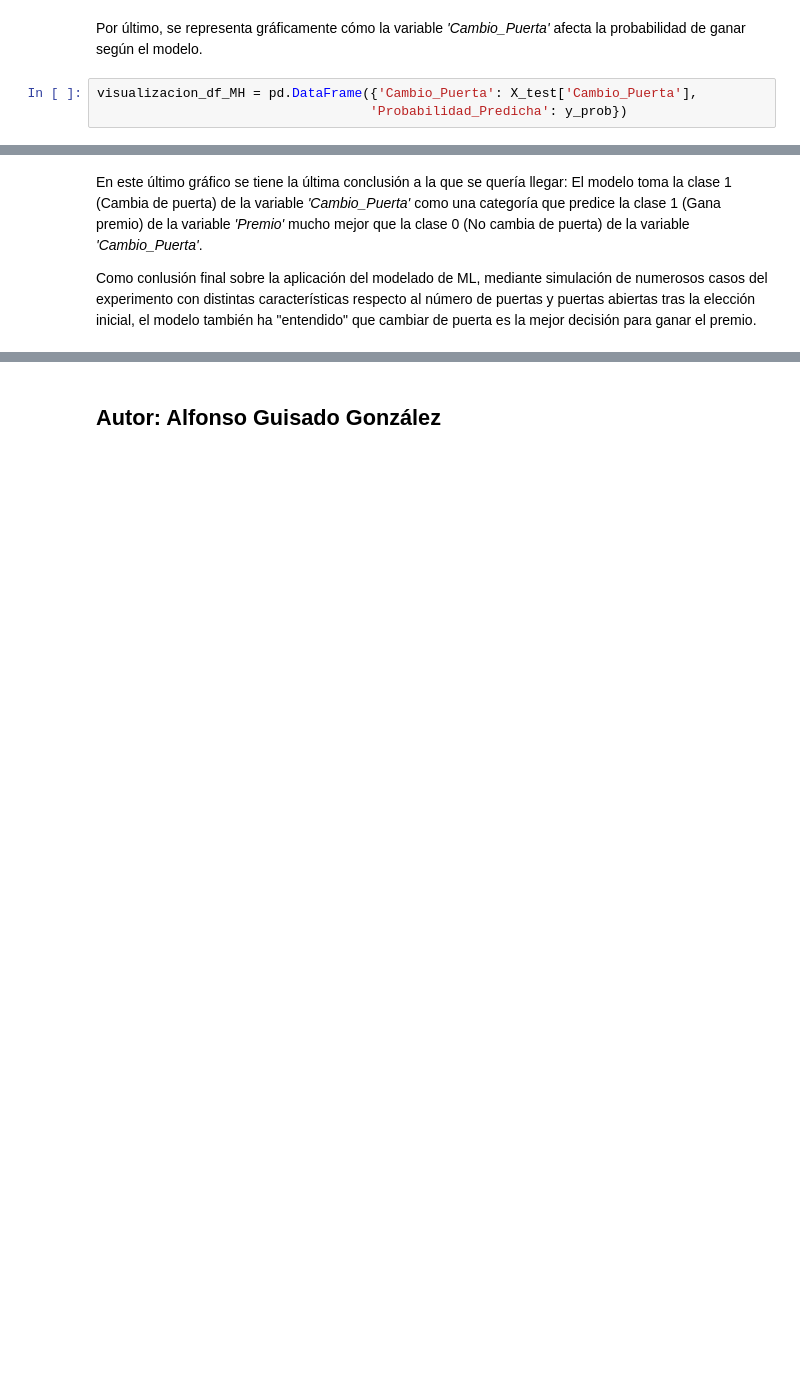
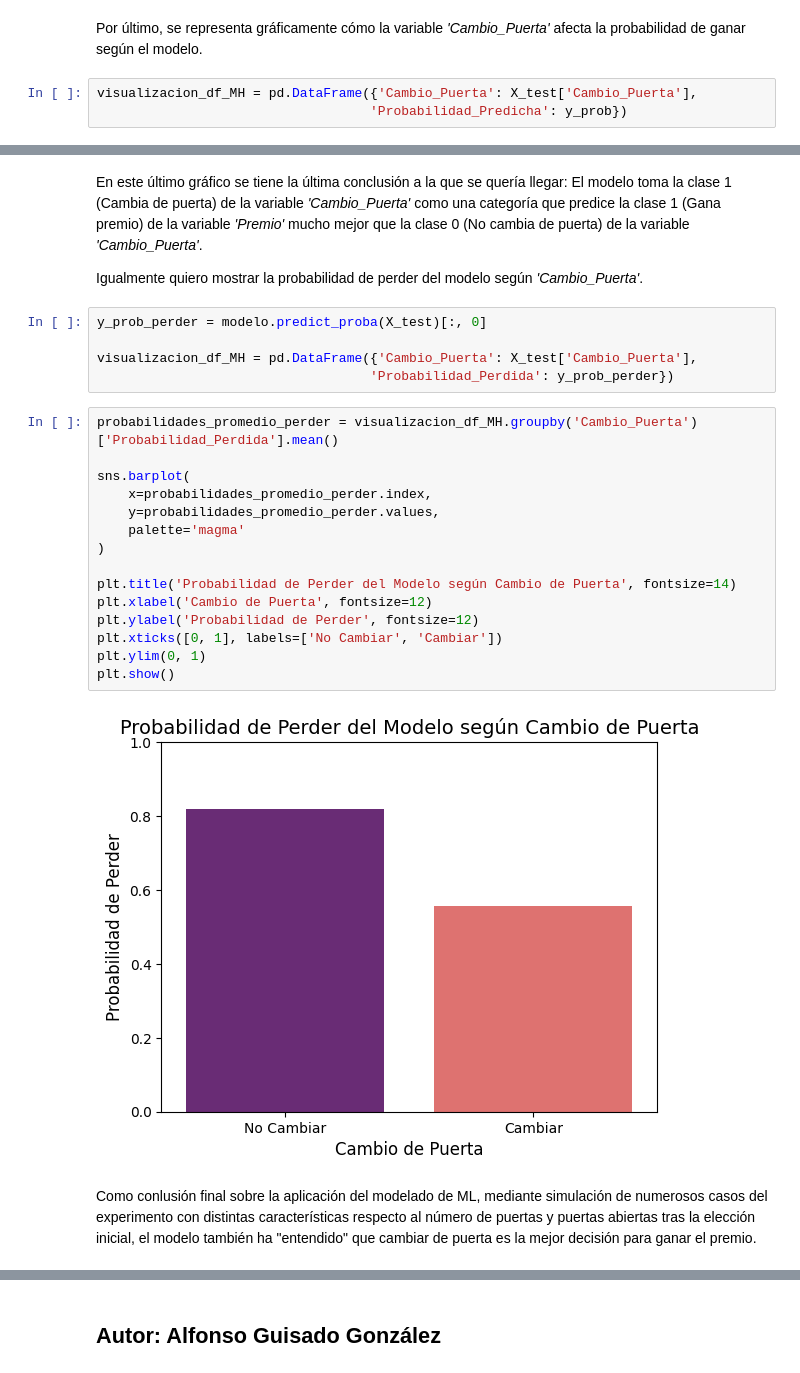
Before and after one commit to AlfonsoGuisado/Monty_Hall_Paradox, a Jupyter notebook: notebook/Monty Hall Paradox Simulation, ML & Demonstration.ipynb, the cells around one changed output, grey strips where cells are left out. Drawn from its saved outputs; the diff is of its cells as text; blank space fills up the shorter version.

```diff
--- a/notebook/Monty Hall Paradox Simulation, ML & Demonstration.ipynb
+++ b/notebook/Monty Hall Paradox Simulation, ML & Demonstration.ipynb
@@ -306,7 +309,31 @@ plt.show()
 # %% [markdown]
 En este último gráfico se tiene la última conclusión a la que se quería llegar: El modelo toma la clase 1 (Cambia de puerta) de la variable *'Cambio_Puerta'* como una categoría que predice la clase 1 (Gana premio) de la variable *'Premio'* mucho mejor que la clase 0 (No cambia de puerta) de la variable *'Cambio_Puerta'*.
 
-Como conlusión final sobre la aplicación del modelado de ML, mediante simulación de numerosos casos del experimento con distintas características respecto al número de puertas y puertas abiertas tras la elección inicial, el modelo también ha "entendido" que cambiar de puerta es la mejor decisión para ganar el premio.
+Igualmente quiero mostrar la probabilidad de perder del modelo según *'Cambio_Puerta'*.
+# %%
+y_prob_perder = modelo.predict_proba(X_test)[:, 0]
+
+visualizacion_df_MH = pd.DataFrame({'Cambio_Puerta': X_test['Cambio_Puerta'],
+                                   'Probabilidad_Perdida': y_prob_perder})
+# %%
+probabilidades_promedio_perder = visualizacion_df_MH.groupby('Cambio_Puerta')['Probabilidad_Perdida'].mean()
+
+sns.barplot(
+    x=probabilidades_promedio_perder.index,
+    y=probabilidades_promedio_perder.values,
+    palette='magma'
+)
+
+plt.title('Probabilidad de Perder del Modelo según Cambio de Puerta', fontsize=14)
+plt.xlabel('Cambio de Puerta', fontsize=12)
+plt.ylabel('Probabilidad de Perder', fontsize=12)
+plt.xticks([0, 1], labels=['No Cambiar', 'Cambiar'])
+plt.ylim(0, 1)
+plt.show()
+# %% [output]
+[figure, added]
+# %% [markdown]
+Como conlusión final sobre la aplicación del modelado de ML, mediante simulación de numerosos casos del experimento con distintas características respecto al número de puertas y puertas abiertas tras la elección inicial, el modelo también ha "entendido" que cambiar de puerta es la mejor decisión para ganar el premio.
 # %% [markdown]
 De esta manera, el análisis realizado en este notebook ha abordado la paradoja de Monty Hall desde diferentes perspectivas, confirmando los resultados teóricos mediante simulación, demostración matemática y modelado de machine learning.
 
```
Also changed, not shown: parts of 14 cells of this notebook.
